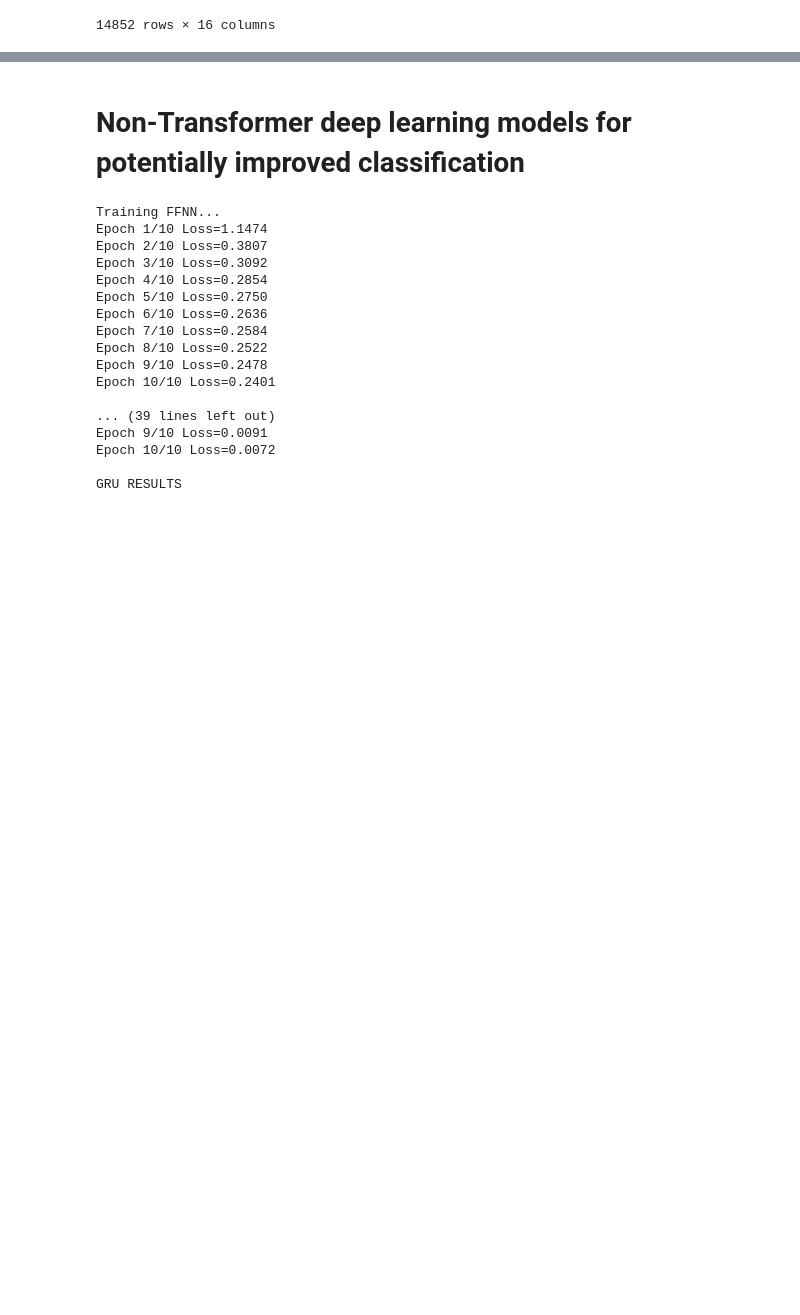
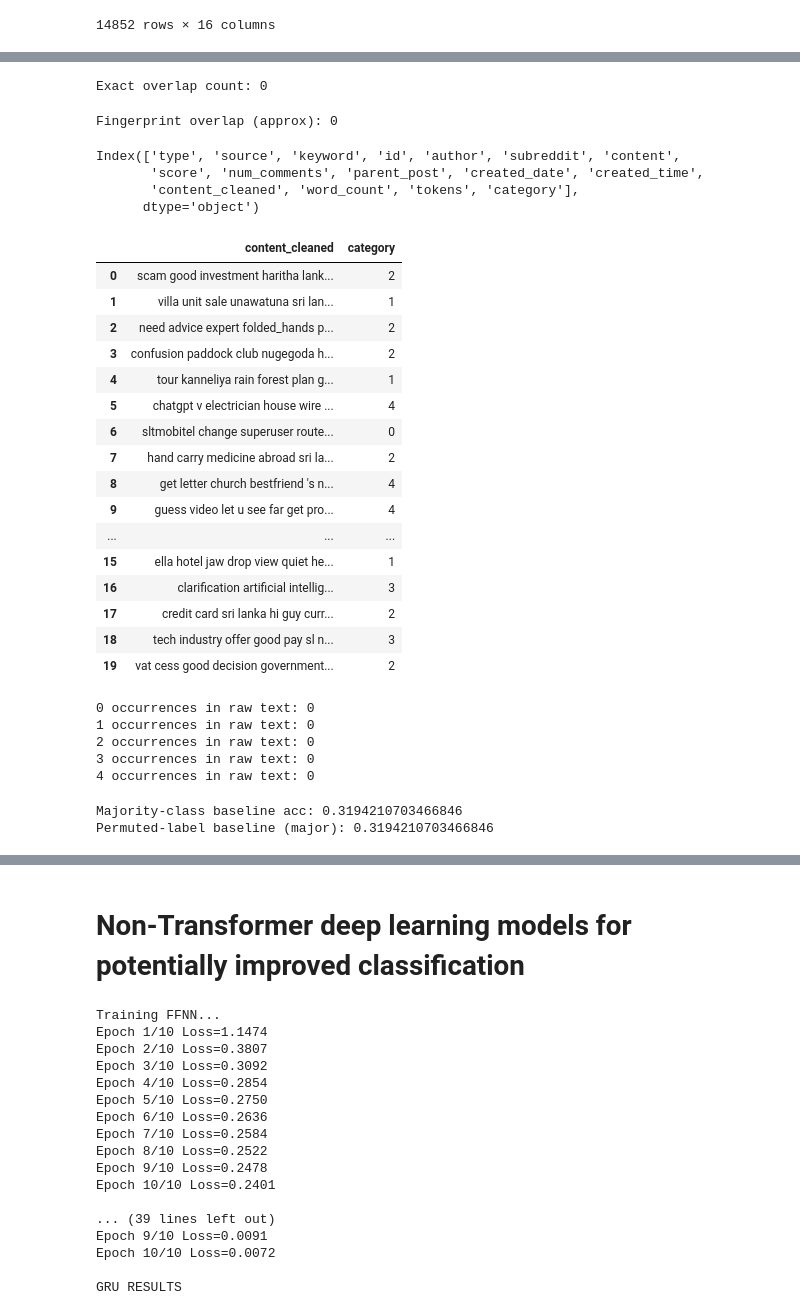
Before and after one commit to Starlight0901/Reddit_SriLanka_Social_Insight, a Jupyter notebook: Categorizing posts for classification.ipynb, the cells around one changed output, grey strips where cells are left out. Drawn from its saved outputs; the diff is of its cells as text; code cells hidden in the pictures; blank space fills up the shorter version.

```diff
--- a/Categorizing posts for classification.ipynb
+++ b/Categorizing posts for classification.ipynb
@@ -1272,0 +1090,77 @@ Saved results and vectorizers.
+# %%
+# Run after you make train/test split (you already have X_train_text and X_test_text)
+train_set = set(X_train_text.tolist())
+test_set = set(X_test_text.tolist())
+overlap = train_set.intersection(test_set)
+print("Exact overlap count:", len(overlap))
+# If >0, print few examples
+for i, txt in enumerate(list(overlap)[:10]):
+    print(i, repr(txt)[:200])
+# %% [output]
+Exact overlap count: 0
+# %%
+# quick fingerprint: normalized text hash
+def fingerprint(s):
+    s2 = " ".join(s.split())[:1000].lower()   # simple normalization
+    return hash(s2)
+
+train_hashes = set(map(fingerprint, X_train_text))
+test_hashes = list(map(fingerprint, X_test_text))
+overlap_count = sum(1 for h in test_hashes if h in train_hashes)
+print("Fingerprint overlap (approx):", overlap_count)
+# %% [output]
+Fingerprint overlap (approx): 0
+# %%
+print(df.columns)
+# inspect first few rows for tokens that look like labels
+df[['content_cleaned','category']].head(20)
+# %% [output]
+Index(['type', 'source', 'keyword', 'id', 'author', 'subreddit', 'content',
+       'score', 'num_comments', 'parent_post', 'created_date', 'created_time',
+       'content_cleaned', 'word_count', 'tokens', 'category'],
+      dtype='object')
+|  | content_cleaned | category |
+| 0 | scam good investment haritha lank... | 2 |
+| 1 | villa unit sale unawatuna sri lan... | 1 |
+| 2 | need advice expert folded_hands p... | 2 |
+| 3 | confusion paddock club nugegoda h... | 2 |
+| 4 | tour kanneliya rain forest plan g... | 1 |
+| 5 | chatgpt v electrician house wire ... | 4 |
+| 6 | sltmobitel change superuser route... | 0 |
+| 7 | hand carry medicine abroad sri la... | 2 |
+| 8 | get letter church bestfriend 's n... | 4 |
+| 9 | guess video let u see far get pro... | 4 |
+| ... | ... | ... |
+| 15 | ella hotel jaw drop view quiet he... | 1 |
+| 16 | clarification artificial intellig... | 3 |
+| 17 | credit card sri lanka hi guy curr... | 2 |
+| 18 | tech industry offer good pay sl n... | 3 |
+| 19 | vat cess good decision government... | 2 |
+# %%
+from collections import Counter
+cats = np.unique(y)
+for c in cats:
+    cnt = sum(1 for t in X_text if str(c).lower() in t.lower())
+    print(c, "occurrences in raw text:", cnt)
+# %% [output]
+0 occurrences in raw text: 0
+1 occurrences in raw text: 0
+2 occurrences in raw text: 0
+3 occurrences in raw text: 0
+4 occurrences in raw text: 0
+# %%
+from collections import Counter
+major_class = Counter(y_train).most_common(1)[0][0]
+major_acc = (y_test == major_class).mean()
+print("Majority-class baseline acc:", major_acc)
+
+# permutation test: shuffle labels, train and evaluate
+import copy, random
+y_train_shuf = np.random.permutation(y_train)
+from sklearn.dummy import DummyClassifier
+d = DummyClassifier(strategy="most_frequent")
+d.fit(X_train_count, y_train_shuf)  # use same vectorizer/features
+print("Permuted-label baseline (major):", d.score(X_test_count, y_test))
+# %% [output]
+Majority-class baseline acc: 0.3194210703466846
+Permuted-label baseline (major): 0.3194210703466846
```
Also changed, not shown: parts of 10 cells of this notebook.
